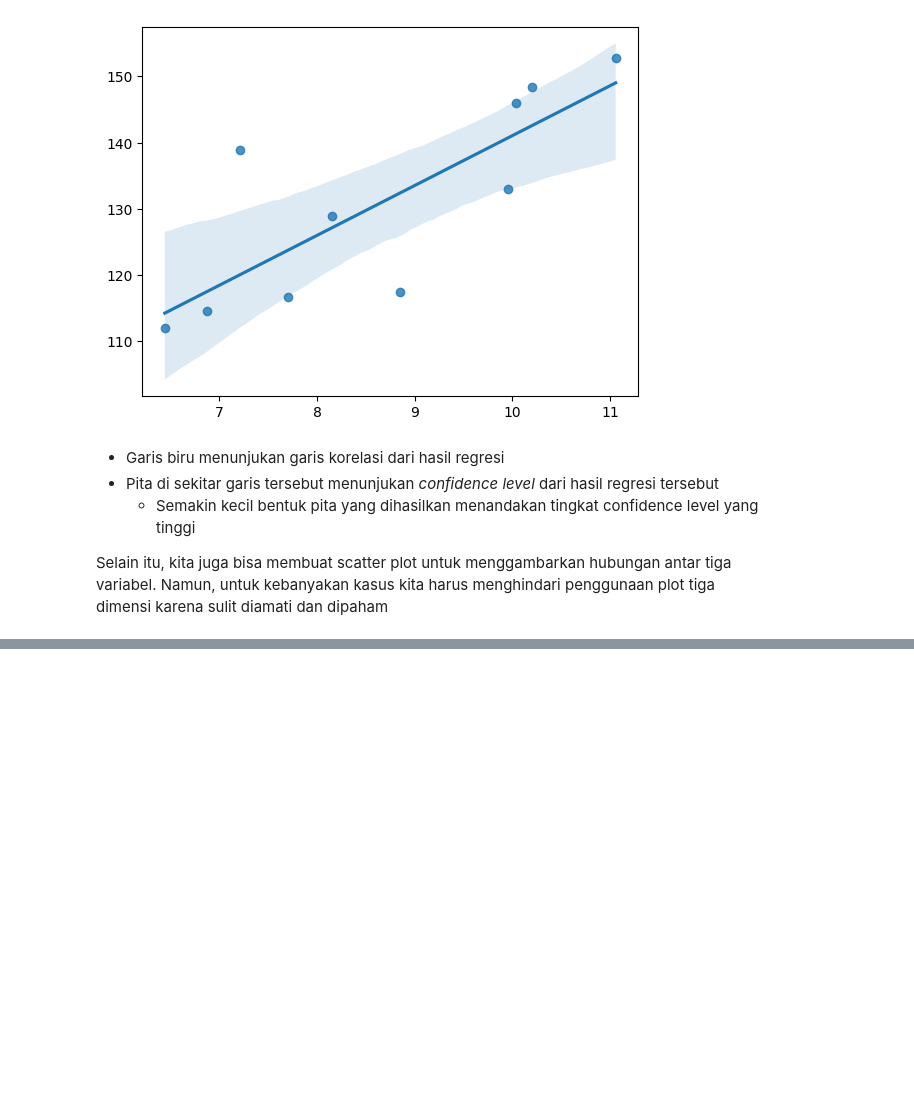
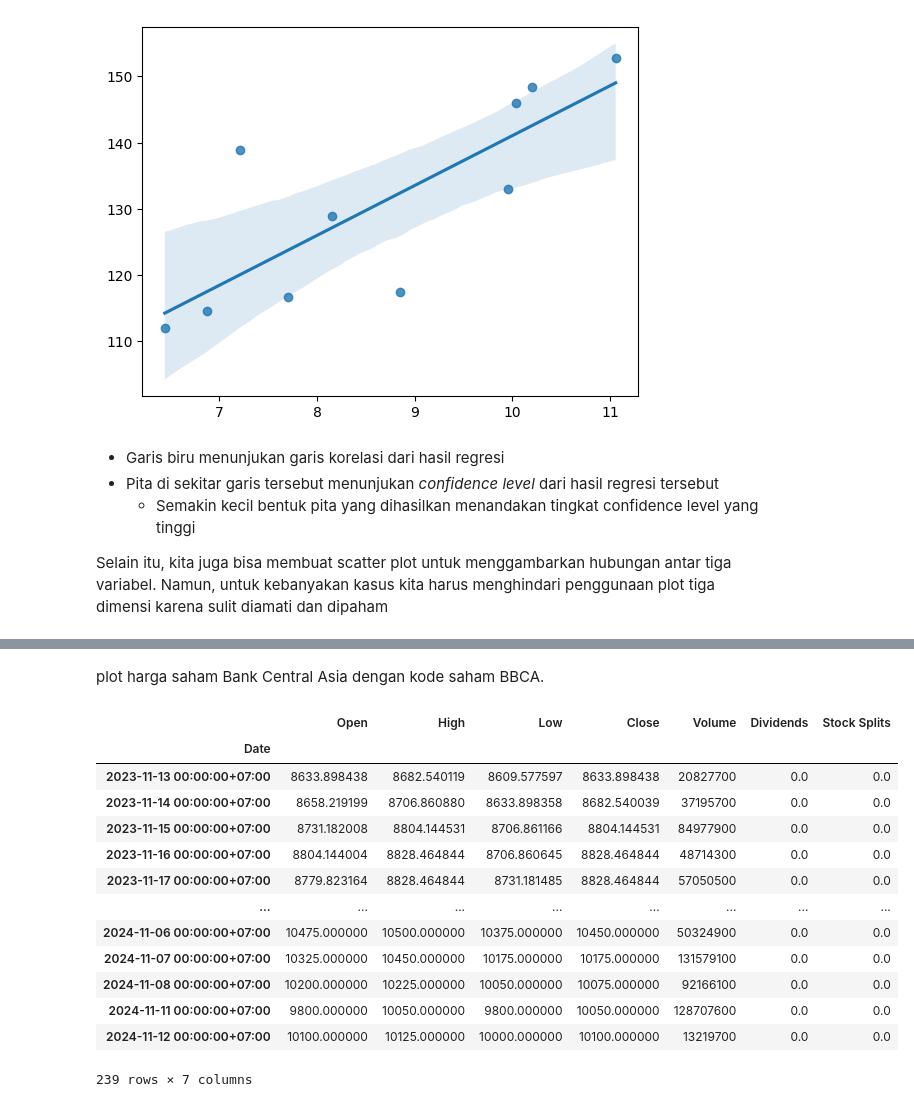
Before and after one commit to JoshInkiriwang/Data_Science_Dicoding, a Jupyter notebook: Analisis_Data_Python/Data_Visualisation.ipynb, the cells around one changed output, grey strips where cells are left out. Cells and saved outputs as stored; diff of their text form; code cells hidden in the pictures; blank space fills up the shorter version.

```diff
--- a/Analisis_Data_Python/Data_Visualisation.ipynb
+++ b/Analisis_Data_Python/Data_Visualisation.ipynb
@@ -222,0 +237,25 @@ Selain itu, kita juga bisa membuat scatter plot untuk menggambarkan hubungan ant
+# %% [markdown]
+plot harga saham Bank Central Asia dengan kode saham BBCA.
+# %%
+import pandas as pd
+import matplotlib.pyplot as plt
+import yfinance as yahooFinance
+
+getBBCAinfo = yahooFinance.Ticker("BBCA.JK")
+df = getBBCAinfo.history(period="1y")
+display(df)
+# %% [output]
+|  | Open | High | Low | Close | Volume | Dividends | Stock Splits |
+| Date |  |  |  |  |  |  |  |
+| 2023-11-13 00:00:00+07:00 | 8633.898438 | 8682.540119 | 8609.577597 | 8633.898438 | 20827700 | 0.0 | 0.0 |
+| 2023-11-14 00:00:00+07:00 | 8658.219199 | 8706.860880 | 8633.898358 | 8682.540039 | 37195700 | 0.0 | 0.0 |
+| 2023-11-15 00:00:00+07:00 | 8731.182008 | 8804.144531 | 8706.861166 | 8804.144531 | 84977900 | 0.0 | 0.0 |
+| 2023-11-16 00:00:00+07:00 | 8804.144004 | 8828.464844 | 8706.860645 | 8828.464844 | 48714300 | 0.0 | 0.0 |
+| 2023-11-17 00:00:00+07:00 | 8779.823164 | 8828.464844 | 8731.181485 | 8828.464844 | 57050500 | 0.0 | 0.0 |
+| ... | ... | ... | ... | ... | ... | ... | ... |
+| 2024-11-06 00:00:00+07:00 | 10475.000000 | 10500.000000 | 10375.000000 | 10450.000000 | 50324900 | 0.0 | 0.0 |
+| 2024-11-07 00:00:00+07:00 | 10325.000000 | 10450.000000 | 10175.000000 | 10175.000000 | 131579100 | 0.0 | 0.0 |
+| 2024-11-08 00:00:00+07:00 | 10200.000000 | 10225.000000 | 10050.000000 | 10075.000000 | 92166100 | 0.0 | 0.0 |
+| 2024-11-11 00:00:00+07:00 | 9800.000000 | 10050.000000 | 9800.000000 | 10050.000000 | 128707600 | 0.0 | 0.0 |
+| 2024-11-12 00:00:00+07:00 | 10100.000000 | 10125.000000 | 10000.000000 | 10100.000000 | 13219700 | 0.0 | 0.0 |
+239 rows × 7 columns
```
Also changed, not shown: parts of 3 cells of this notebook.
